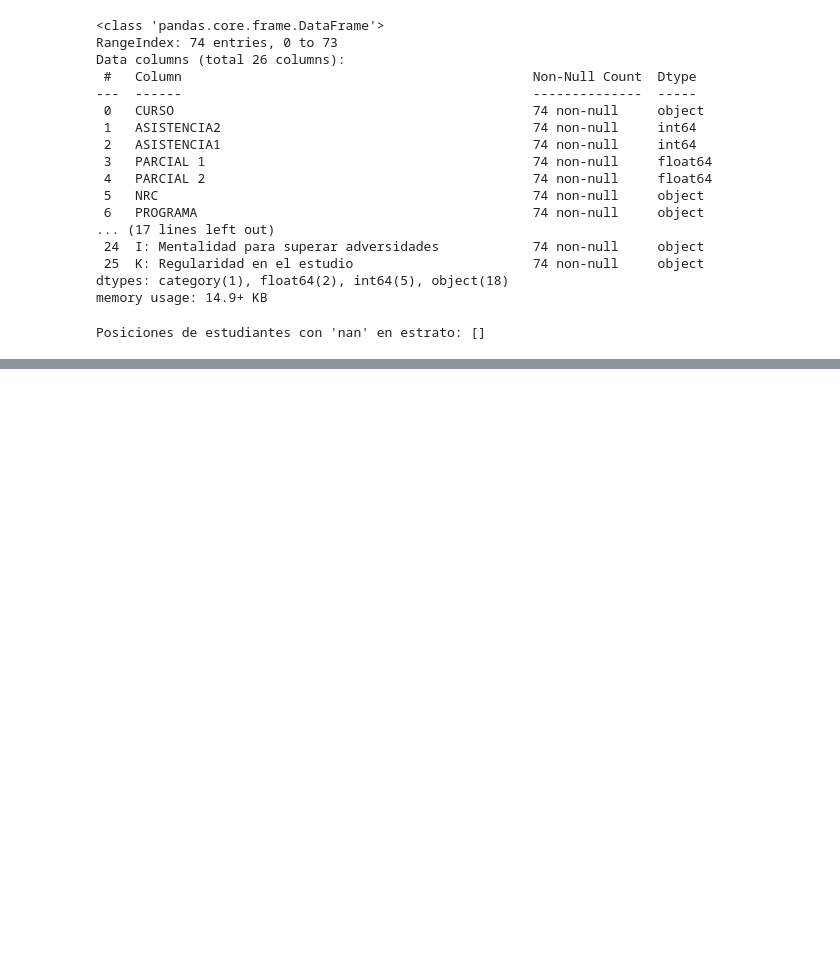
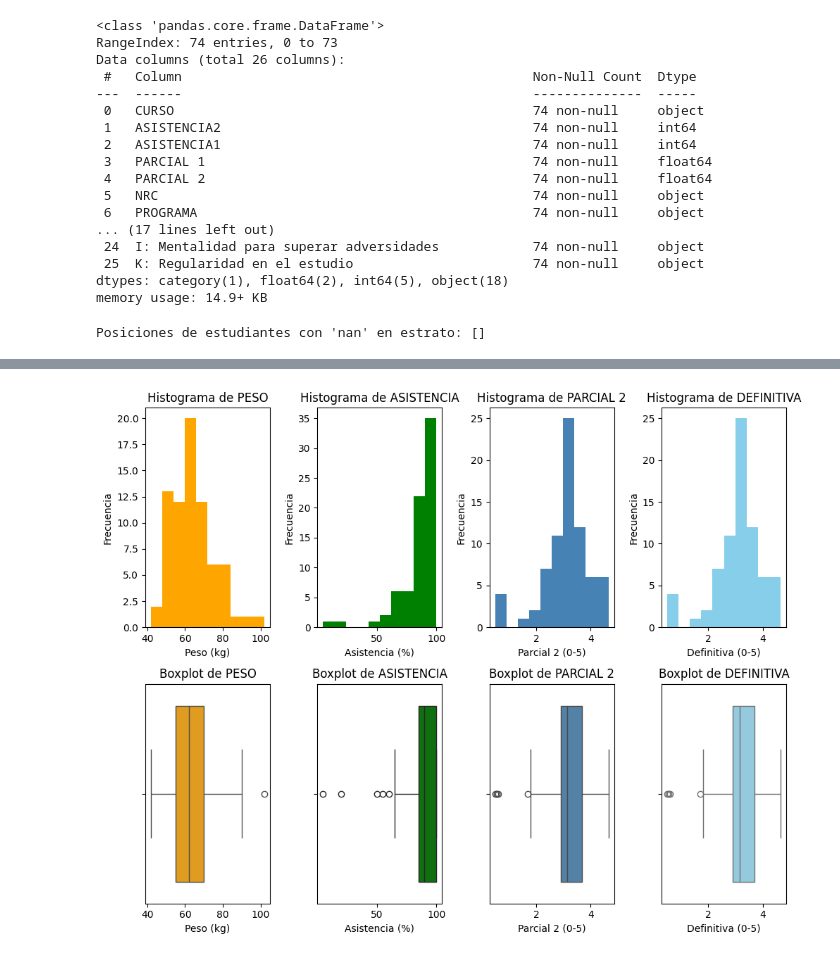
Before and after one commit to Lvaperez/Estad-stica-computarizada, a Jupyter notebook: Clase_3_UA.ipynb, the cells around one changed output, grey strips where cells are left out. Drawn from its saved outputs; the diff is of its cells as text; code cells hidden in the pictures; blank space fills up the shorter version.

```diff
--- a/Clase_3_UA.ipynb
+++ b/Clase_3_UA.ipynb
@@ -270,0 +420,61 @@ print('Grupo Sanguíneo=', Tipos_sangre)
+# %%
+# @title **Paso 20.1. Gráficas BoxPlot e Histograma de las  variables (Peso, Asistencia2, Parcial 2 = DEFINITIVA)**
+plt.figure(figsize=(10, 8))
+
+# Histograma de PESO
+plt.subplot(2, 4, 1)
+plt.hist(df['PESO'].dropna(), bins=10, color='orange')
+plt.ylabel('Frecuencia')
+plt.xlabel('Peso (kg)')
+plt.title('Histograma de PESO')
+
+# Histograma de ASISTENCIA2
+plt.subplot(2, 4, 2)
+plt.hist(df['ASISTENCIA2'].dropna(), bins=10, color='green')
+plt.ylabel('Frecuencia')
+plt.xlabel('Asistencia (%)')
+plt.title('Histograma de ASISTENCIA')
+
+# Histograma de PARCIAL 2
+plt.subplot(2, 4, 3)
+plt.hist(df['PARCIAL 2'].dropna(), bins=10, color='steelblue')
+plt.ylabel('Frecuencia')
+plt.xlabel('Parcial 2 (0-5)')
+plt.title('Histograma de PARCIAL 2')
+
+# Histograma de DEFINITIVA
+plt.subplot(2, 4, 4)
+plt.hist(df['DEFINITIVA'].dropna(), bins=10, color='skyblue')
+plt.ylabel('Frecuencia')
+plt.xlabel('Definitiva (0-5)')
+plt.title('Histograma de DEFINITIVA')
+
+# Boxplot de PESO
+plt.subplot(2, 4, 5)
+sns.boxplot(x=df['PESO'], color='orange')
+plt.xlabel('Peso (kg)')
+plt.title('Boxplot de PESO')
+
+# Boxplot de ASISTENCIA2
+plt.subplot(2, 4, 6)
+sns.boxplot(x=df['ASISTENCIA2'], color='green')
+plt.xlabel('Asistencia (%)')
+plt.title('Boxplot de ASISTENCIA')
+
+# Boxplot de PARCIAL 2
+plt.subplot(2, 4, 7)
+sns.boxplot(x=df['PARCIAL 2'], color='steelblue')
+plt.xlabel('Parcial 2 (0-5)')
+plt.title('Boxplot de PARCIAL 2')
+
+# Boxplot de DEFINITIVA
+plt.subplot(2, 4, 8)
+sns.boxplot(x=df['DEFINITIVA'], color='skyblue')
+plt.xlabel('Definitiva (0-5)')
+plt.title('Boxplot de DEFINITIVA')
+
+# Ajustar espaciado entre subgráficos
+plt.tight_layout()
+plt.show()
+# %% [output]
+[figure, added]
```
Also changed, not shown: parts of 21 cells of this notebook.
